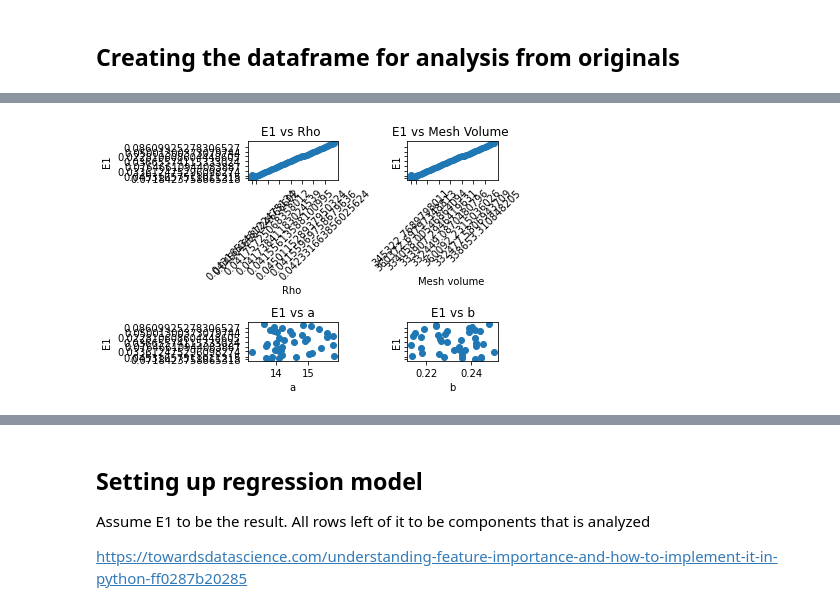
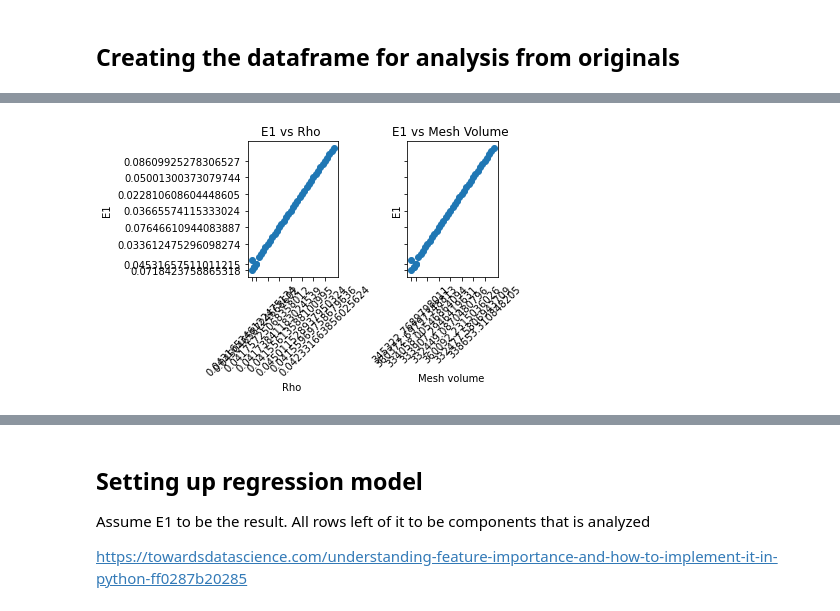
Before and after one commit to Computational-Materials-Science-UK/data_science, a Jupyter notebook: feature_importance.ipynb, the cells around one changed output, grey strips where cells are left out. Saved outputs shown, nothing was run; the diff lists cells and outputs as text; code cells hidden in the pictures.

```diff
--- a/feature_importance.ipynb
+++ b/feature_importance.ipynb
@@ -111,41 +97,32 @@ df
 # %%
 
 # First set of subplot two side by side windows on same row
-fig, axs = plt.subplots(2, 2, sharey=True, tight_layout=True)
-axs[0][0].scatter(df['Rho '],df['E1 '])
-axs[0][0].set_xlabel('Rho ')
-axs[0][0].set_ylabel('E1 ')
-axs[0][0].title.set_text('E1 vs Rho ')
-axs[0][0].set_xticks(np.array(df['Rho '])[0::5])
-axs[0][0].set_xticklabels(np.array(df['Rho '])[0::5],rotation=45)
+fig, axs = plt.subplots(1, 2, sharey=True, tight_layout=True)
+axs[0].scatter(df['Rho '],df['E1 '])
+axs[0].set_xlabel('Rho ')
+axs[0].set_ylabel('E1 ')
+axs[0].title.set_text('E1 vs Rho ')
+axs[0].set_xticks(np.array(df['Rho '])[0::5])
+axs[0].set_xticklabels(np.array(df['Rho '])[0::5],rotation=45)
 
 
-axs[0][1].scatter(df['Mesh volume '],df['E1 '])
-axs[0][1].set_xlabel('Mesh volume ')
-axs[0][1].set_ylabel('E1 ')
-axs[0][1].title.set_text('E1 vs Mesh volume ')
-axs[0][1].title.set_text('E1 vs Mesh Volume ')
-axs[0][1].set_xticks(np.array(df['Mesh volume '])[0::5])
-axs[0][1].set_xticklabels(np.array(df['Mesh volume '])[0::5],rotation=45)
+axs[1].scatter(df['Mesh volume '],df['E1 '])
+axs[1].set_xlabel('Mesh volume ')
+axs[1].set_ylabel('E1 ')
+axs[1].title.set_text('E1 vs Mesh volume ')
+axs[1].title.set_text('E1 vs Mesh Volume ')
+axs[1].set_xticks(np.array(df['Mesh volume '])[0::5])
+axs[1].set_xticklabels(np.array(df['Mesh volume '])[0::5],rotation=45)
 
 
-axs[1][0].scatter(df['a'],df['E1 '])
-axs[1][0].set_xlabel('a')
-axs[1][0].set_ylabel('E1 ')
-axs[1][0].title.set_text('E1 vs a')
 
 
-axs[1][1].scatter(df['b'],df['E1 '])
-axs[1][1].set_xlabel('b')
-axs[1][1].set_ylabel('E1 ')
-axs[1][1].title.set_text('E1 vs b')
 
-
-plt.rcParams['figure.figsize'] = [20, 8]
+plt.rcParams['figure.figsize'] = [30, 12]
 plt.yticks(np.array(df['E1 '])[0::5])
 
 
 
 plt.show()
 # %% [output]
-[figure, old version]
+[figure, new version]
```
Also changed, not shown: parts of 9 cells of this notebook.
